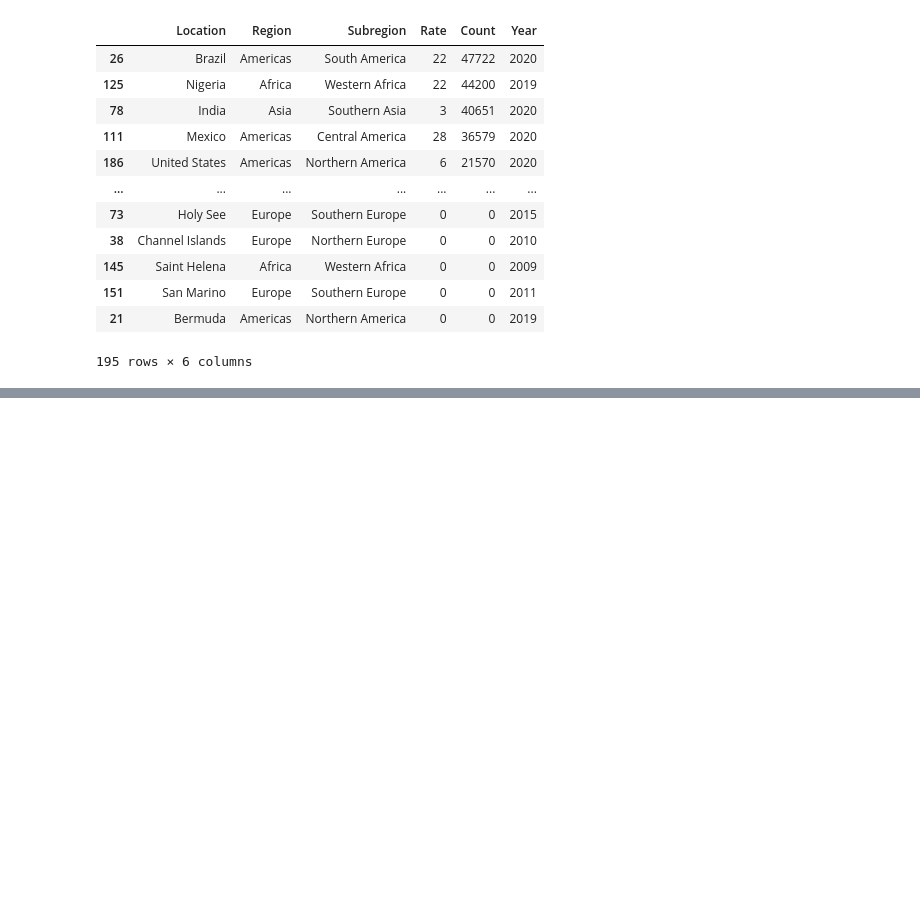
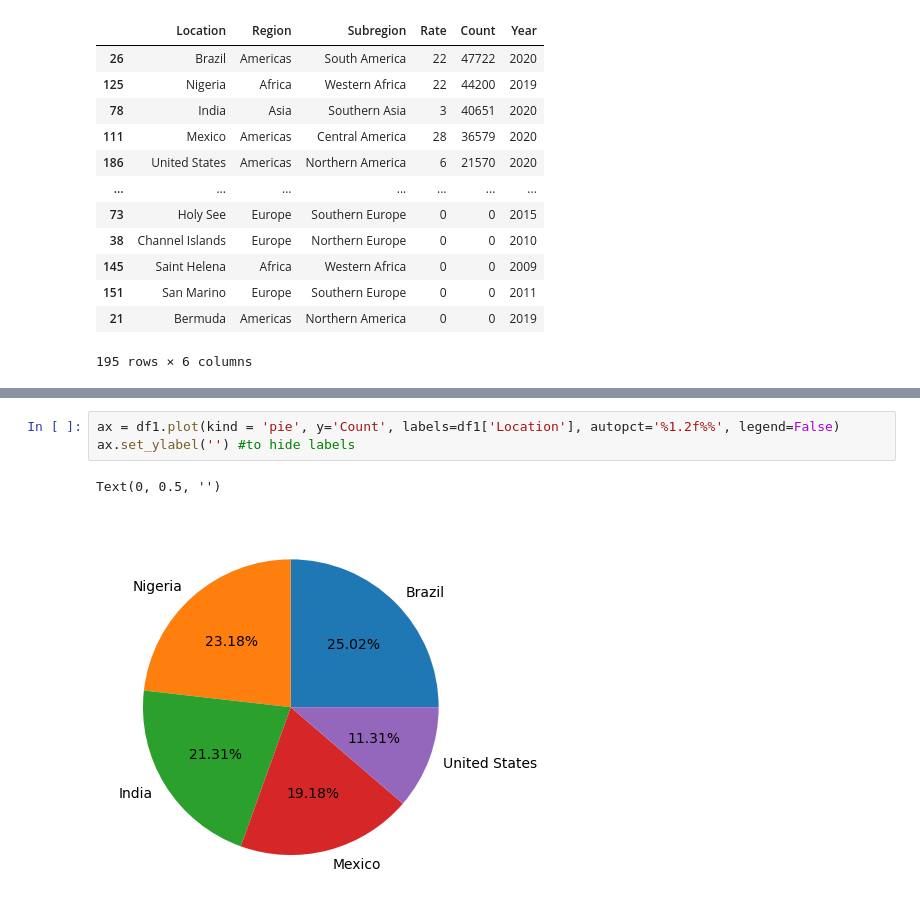
Before and after one commit to pernebay-arailym/Project_18_HOMICIDE_Analysis, a Jupyter notebook: homecide_project.ipynb, the cells around one changed output, grey strips where cells are left out. Cells and saved outputs as stored; diff of their text form; blank space fills up the shorter version.

```diff
--- a/homecide_project.ipynb
+++ b/homecide_project.ipynb
@@ -95,0 +97,6 @@ df1
+# %%
+ax = df1.plot(kind = 'pie', y='Count', labels=df1['Location'], autopct='%1.2f%%', legend=False)
+ax.set_ylabel('') #to hide labels
+# %% [output]
+Text(0, 0.5, '')
+[figure, added]
```
Also changed, not shown: parts of 2 cells of this notebook.
